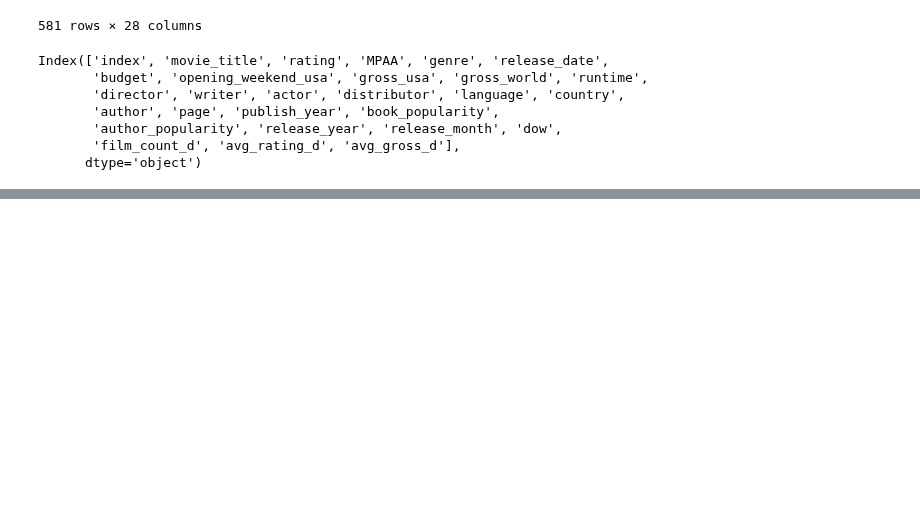
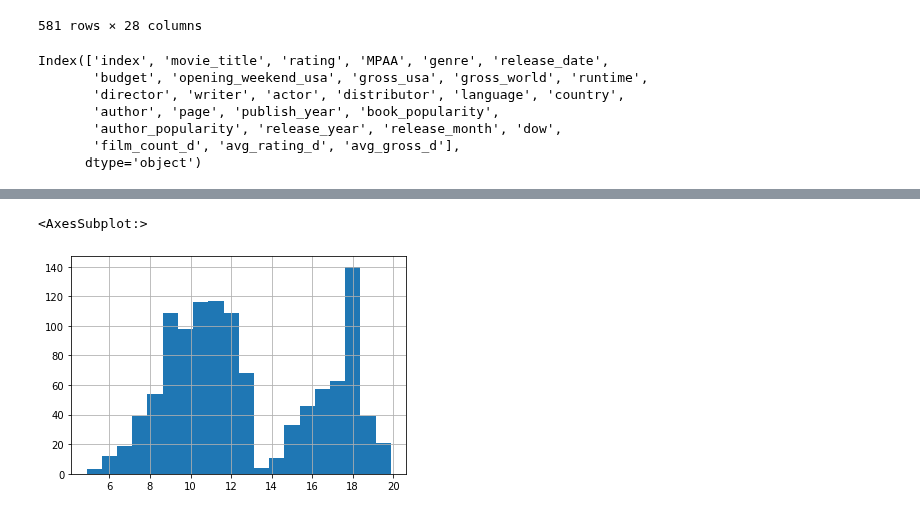
Before and after one commit to katiehuang1221/Predict-Revenue-Of-Movie-Adaptation, a Jupyter notebook: notebooks/complete_data.ipynb, the cells around one changed output, grey strips where cells are left out. Drawn from its saved outputs; the diff is of its cells as text; code cells hidden in the pictures; blank space fills up the shorter version.

```diff
--- a/notebooks/complete_data.ipynb
+++ b/notebooks/complete_data.ipynb
@@ -317,0 +378,5 @@ all_dc_df = pd.merge(all_d_df, movie_actor_df, lon=['movie_title','director'] ,h
+# %%
+np.log(book_history.search_fiction_book).hist(bins=20)
+# %% [output]
+<AxesSubplot:>
+[figure, added]
```
Also changed, not shown: parts of 88 cells of this notebook, 3 other files.
